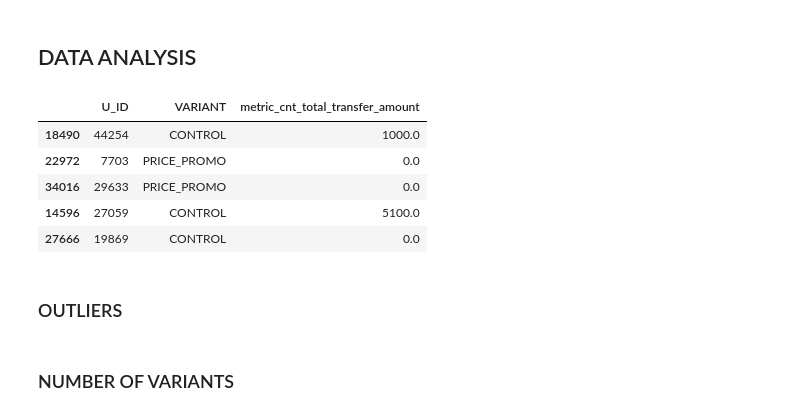
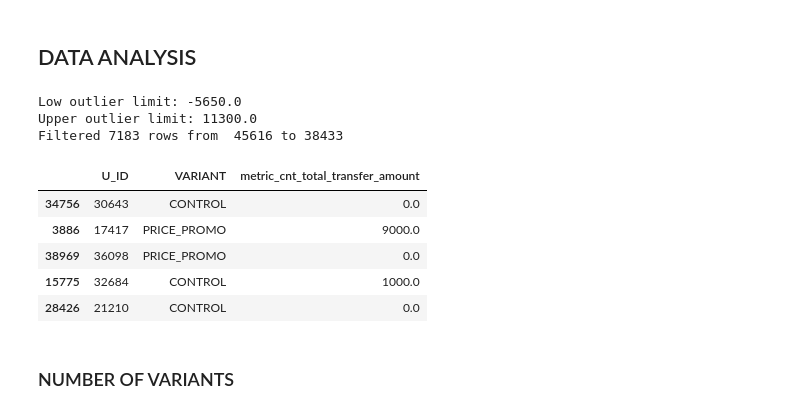
Before and after one commit to EAlmazanG/ab-test-framework, a Jupyter notebook: notebooks/ab-test_framework_template.ipynb, the cells around one changed output. Drawn from its saved outputs; the diff is of its cells as text; code cells hidden in the pictures.

```diff
--- a/notebooks/ab-test_framework_template.ipynb
+++ b/notebooks/ab-test_framework_template.ipynb
@@ -149,23 +149,44 @@ df['metric_cnt_total_transfer_amount'] = df['TOTAL_TRANSFER_AMOUNT']
 df['metric_cvr_transaction'] = df['TOTAL_TRANSFER_AMOUNT'].apply(lambda x: 1 if x > 0 else 0, 1)
 # %% [markdown]
 ## DATA ANALYSIS
+# %%
+def remove_outliers(df, metric_column, factor=1.5):
+    # Remove outliers using the IQR method and return filtered DataFrame rows
+    q1 = df[metric_column].quantile(0.2)
+    q3 = df[metric_column].quantile(0.8)
+    iqr = q3 - q1
+    lower_bound = q1 - factor * iqr
+    upper_bound = q3 + factor * iqr
+    print("Low outlier limit:", lower_bound)
+    print("Upper outlier limit:", upper_bound)
+    initial_count = df.shape[0]
+    df_filtered = df.loc[(df[metric_column] >= lower_bound) & (df[metric_column] <= upper_bound)]
+    final_count = df_filtered.shape[0]
+    print("Filtered", initial_count - final_count, "rows from ", initial_count, "to", final_count)
+    return df_filtered
 # %%
-# select metrics and columns involved in the test
+# Select metrics and columns involved in the test
 primary_key_column = 'U_ID'
 metric_column = 'metric_cnt_total_transfer_amount'
 variant_column = 'VARIANT'
+filter_outliers = True
 
 selected_df = df[[primary_key_column, variant_column, metric_column]]
+
+# Filter outliers:
+if filter_outliers:
+    selected_df = remove_outliers(selected_df, metric_column, 1)
 display(selected_df.sample(5))
 # %% [output]
+Low outlier limit: -5650.0
+Upper outlier limit: 11300.0
+Filtered 7183 rows from  45616 to 38433
 |  | U_ID | VARIANT | metric_cnt_total_transfer_amount |
-| 18490 | 44254 | CONTROL | 1000.0 |
-| 22972 | 7703 | PRICE_PROMO | 0.0 |
-| 34016 | 29633 | PRICE_PROMO | 0.0 |
-| 14596 | 27059 | CONTROL | 5100.0 |
-| 27666 | 19869 | CONTROL | 0.0 |
+| 34756 | 30643 | CONTROL | 0.0 |
+| 3886 | 17417 | PRICE_PROMO | 9000.0 |
+| 38969 | 36098 | PRICE_PROMO | 0.0 |
+| 15775 | 32684 | CONTROL | 1000.0 |
+| 28426 | 21210 | CONTROL | 0.0 |
-# %% [markdown]
-### OUTLIERS
 # %% [markdown]
 ### NUMBER OF VARIANTS
 # %%
```
Also changed, not shown: parts of 4 cells of this notebook.
